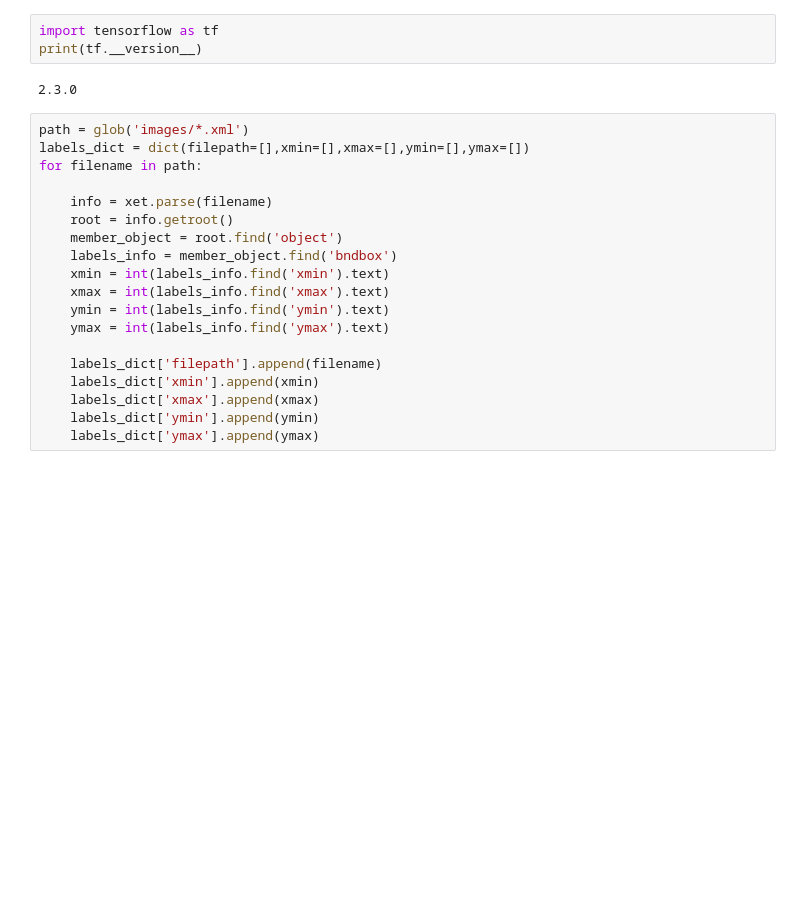
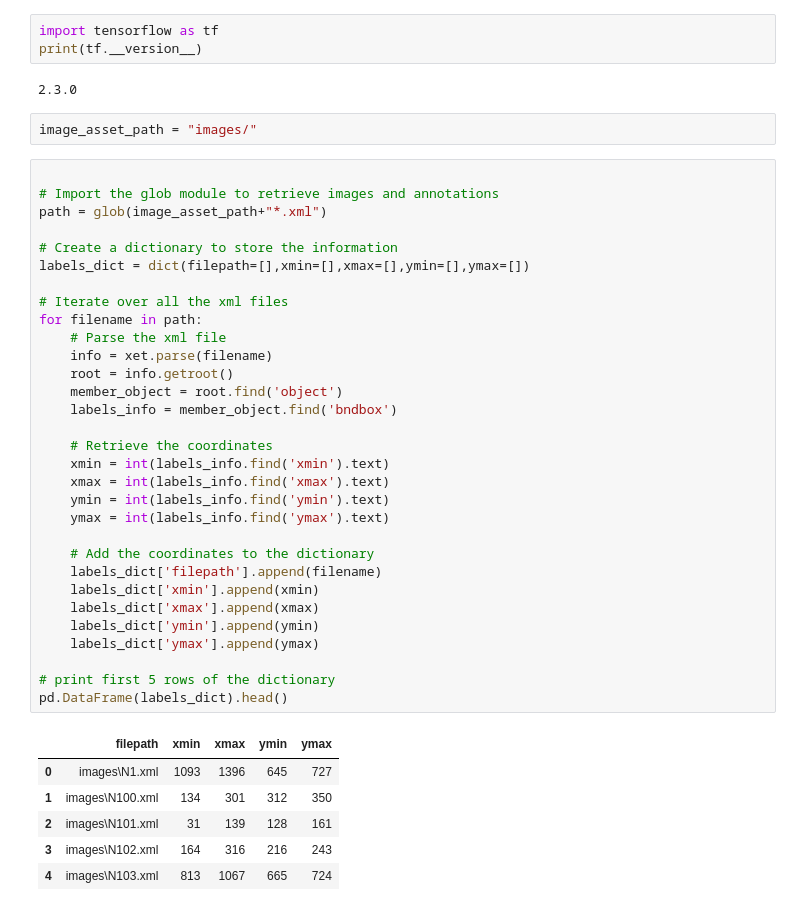
Before and after one commit to rifat0153/Msc-Project---ANPR, a Jupyter notebook: msc_anpr/main.ipynb, the cells around one changed output. Drawn from its saved outputs; the diff is of its cells as text; blank space fills up the shorter version.

```diff
--- a/msc_anpr/main.ipynb
+++ b/msc_anpr/main.ipynb
@@ -23,22 +23,43 @@ import tensorflow as tf
 print(tf.__version__)
 # %% [output]
 2.3.0
+# %%
+image_asset_path = "images/"
 # %%
-path = glob('images/*.xml')
+
+# Import the glob module to retrieve images and annotations
+path = glob(image_asset_path+"*.xml")
+
+# Create a dictionary to store the information
 labels_dict = dict(filepath=[],xmin=[],xmax=[],ymin=[],ymax=[])
+
+# Iterate over all the xml files
 for filename in path:
-
+    # Parse the xml file
     info = xet.parse(filename)
     root = info.getroot()
     member_object = root.find('object')
     labels_info = member_object.find('bndbox')
+
+    # Retrieve the coordinates
     xmin = int(labels_info.find('xmin').text)
     xmax = int(labels_info.find('xmax').text)
     ymin = int(labels_info.find('ymin').text)
     ymax = int(labels_info.find('ymax').text)
 
+    # Add the coordinates to the dictionary
     labels_dict['filepath'].append(filename)
     labels_dict['xmin'].append(xmin)
     labels_dict['xmax'].append(xmax)
     labels_dict['ymin'].append(ymin)
     labels_dict['ymax'].append(ymax)
+
+# print first 5 rows of the dictionary
+pd.DataFrame(labels_dict).head()
+# %% [output]
+|  | filepath | xmin | xmax | ymin | ymax |
+| 0 | images\N1.xml | 1093 | 1396 | 645 | 727 |
+| 1 | images\N100.xml | 134 | 301 | 312 | 350 |
+| 2 | images\N101.xml | 31 | 139 | 128 | 161 |
+| 3 | images\N102.xml | 164 | 316 | 216 | 243 |
+| 4 | images\N103.xml | 813 | 1067 | 665 | 724 |
```
Also changed, not shown: parts of 6 cells of this notebook, 1 other file.
